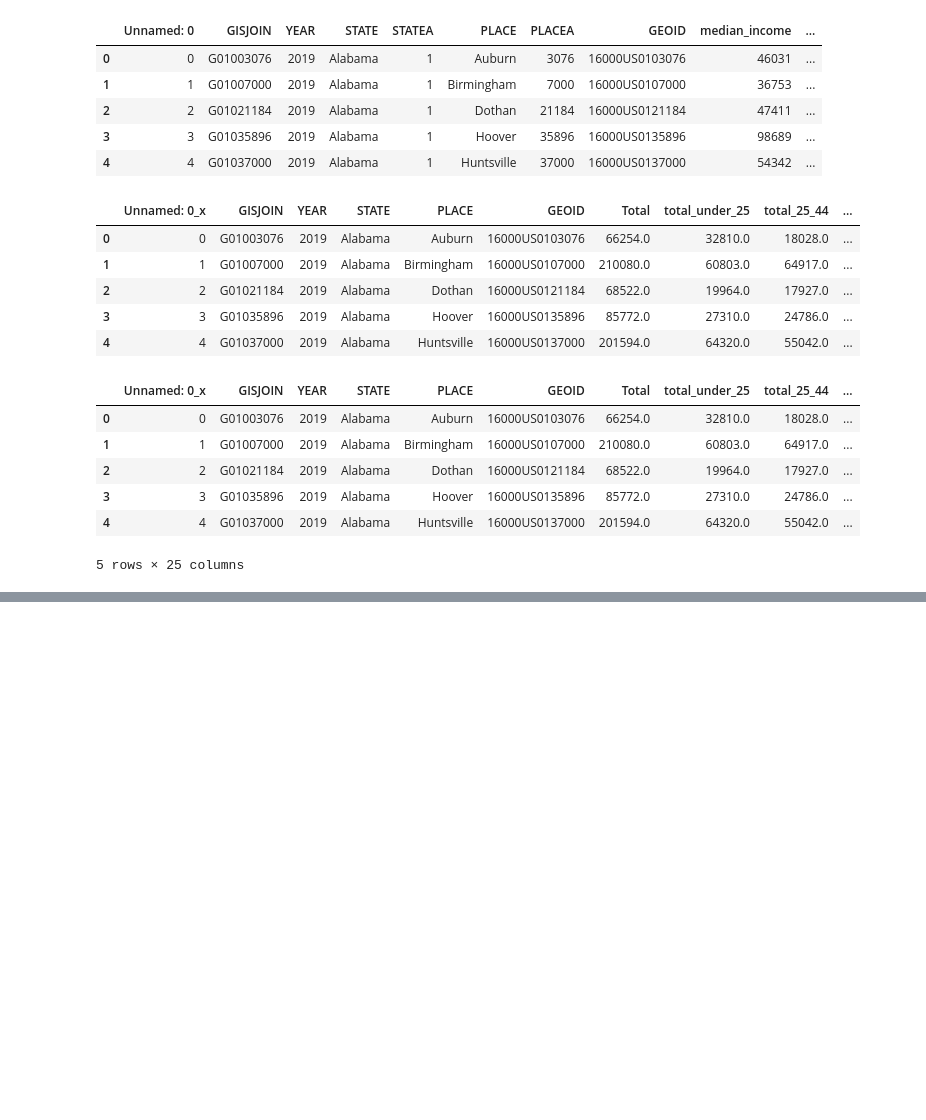
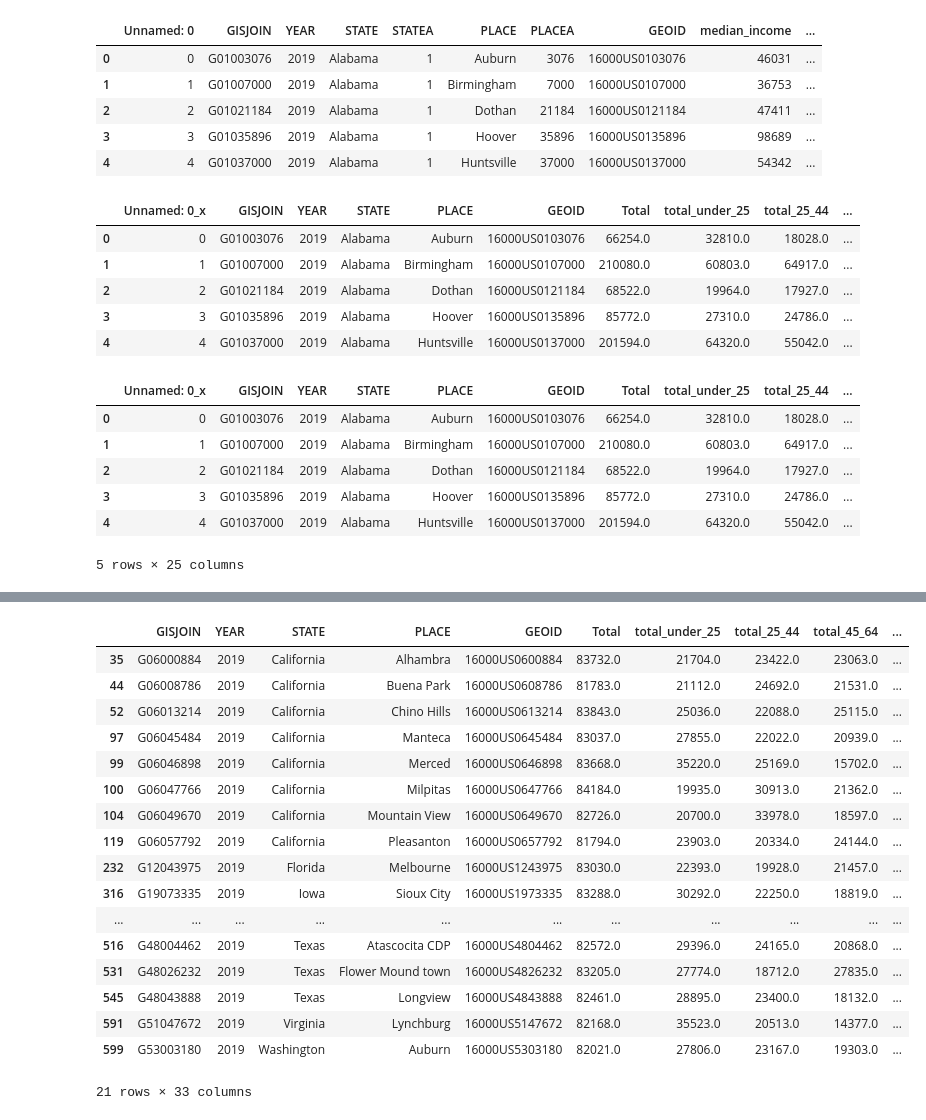
Before and after one commit to pennyandjude/Plant-Based-Franklin, a Jupyter notebook: brackets_capstone.ipynb, the cells around one changed output, grey strips where cells are left out. Drawn from its saved outputs; the diff is of its cells as text; code cells hidden in the pictures; blank space fills up the shorter version.

```diff
--- a/brackets_capstone.ipynb
+++ b/brackets_capstone.ipynb
@@ -83,0 +100,3 @@ bracket.to_csv('bracket_captsone.csv')
+# %%
+bracket['percent_total_college_degree']= bracket.college / bracket.Total
+bracket.head(1)
@@ -83,0 +107,3 @@ bracket.to_csv('bracket_captsone.csv')
+# %%
+bracket['college_rank'] = bracket['college'].rank()
+bracket.head()
@@ -83,0 +123,4 @@ bracket.to_csv('bracket_captsone.csv')
+# %%
+bracket['income_rank'] = bracket['median_income'].rank(ascending = False)
+bracket['income_rank_perc'] = bracket['median_income'].rank(pct = True)
+bracket.head()
@@ -83,0 +145,5 @@ bracket.to_csv('bracket_captsone.csv')
+# %%
+bracket['rank_under_25'] = bracket['total_under_25'].rank()
+bracket['rank_25_44'] = bracket['total_25_44'].rank()
+bracket['rank_45_64'] = bracket['total_45_64'].rank()
+bracket['rank_65_up'] = bracket['total_65_up'].rank()
@@ -83,0 +173,21 @@ bracket.to_csv('bracket_captsone.csv')
+# %%
+bracket[(bracket.Total >= 81783.0) & (bracket.Total <= 84184.0)]
+# %% [output]
+|  | GISJOIN | YEAR | STATE | PLACE | GEOID | Total | total_under_25 | total_25_44 | total_45_64 | ... |
+| 35 | G06000884 | 2019 | California | Alhambra | 16000US0600884 | 83732.0 | 21704.0 | 23422.0 | 23063.0 | ... |
+| 44 | G06008786 | 2019 | California | Buena Park | 16000US0608786 | 81783.0 | 21112.0 | 24692.0 | 21531.0 | ... |
+| 52 | G06013214 | 2019 | California | Chino Hills | 16000US0613214 | 83843.0 | 25036.0 | 22088.0 | 25115.0 | ... |
+| 97 | G06045484 | 2019 | California | Manteca | 16000US0645484 | 83037.0 | 27855.0 | 22022.0 | 20939.0 | ... |
+| 99 | G06046898 | 2019 | California | Merced | 16000US0646898 | 83668.0 | 35220.0 | 25169.0 | 15702.0 | ... |
+| 100 | G06047766 | 2019 | California | Milpitas | 16000US0647766 | 84184.0 | 19935.0 | 30913.0 | 21362.0 | ... |
+| 104 | G06049670 | 2019 | California | Mountain View | 16000US0649670 | 82726.0 | 20700.0 | 33978.0 | 18597.0 | ... |
+| 119 | G06057792 | 2019 | California | Pleasanton | 16000US0657792 | 81794.0 | 23903.0 | 20334.0 | 24144.0 | ... |
+| 232 | G12043975 | 2019 | Florida | Melbourne | 16000US1243975 | 83030.0 | 22393.0 | 19928.0 | 21457.0 | ... |
+| 316 | G19073335 | 2019 | Iowa | Sioux City | 16000US1973335 | 83288.0 | 30292.0 | 22250.0 | 18819.0 | ... |
+| ... | ... | ... | ... | ... | ... | ... | ... | ... | ... | ... |
+| 516 | G48004462 | 2019 | Texas | Atascocita CDP | 16000US4804462 | 82572.0 | 29396.0 | 24165.0 | 20868.0 | ... |
+| 531 | G48026232 | 2019 | Texas | Flower Mound town | 16000US4826232 | 83205.0 | 27774.0 | 18712.0 | 27835.0 | ... |
+| 545 | G48043888 | 2019 | Texas | Longview | 16000US4843888 | 82461.0 | 28895.0 | 23400.0 | 18132.0 | ... |
+| 591 | G51047672 | 2019 | Virginia | Lynchburg | 16000US5147672 | 82168.0 | 35523.0 | 20513.0 | 14377.0 | ... |
+| 599 | G53003180 | 2019 | Washington | Auburn | 16000US5303180 | 82021.0 | 27806.0 | 23167.0 | 19303.0 | ... |
+21 rows × 33 columns
```
Also changed, not shown: parts of 10 cells of this notebook.
